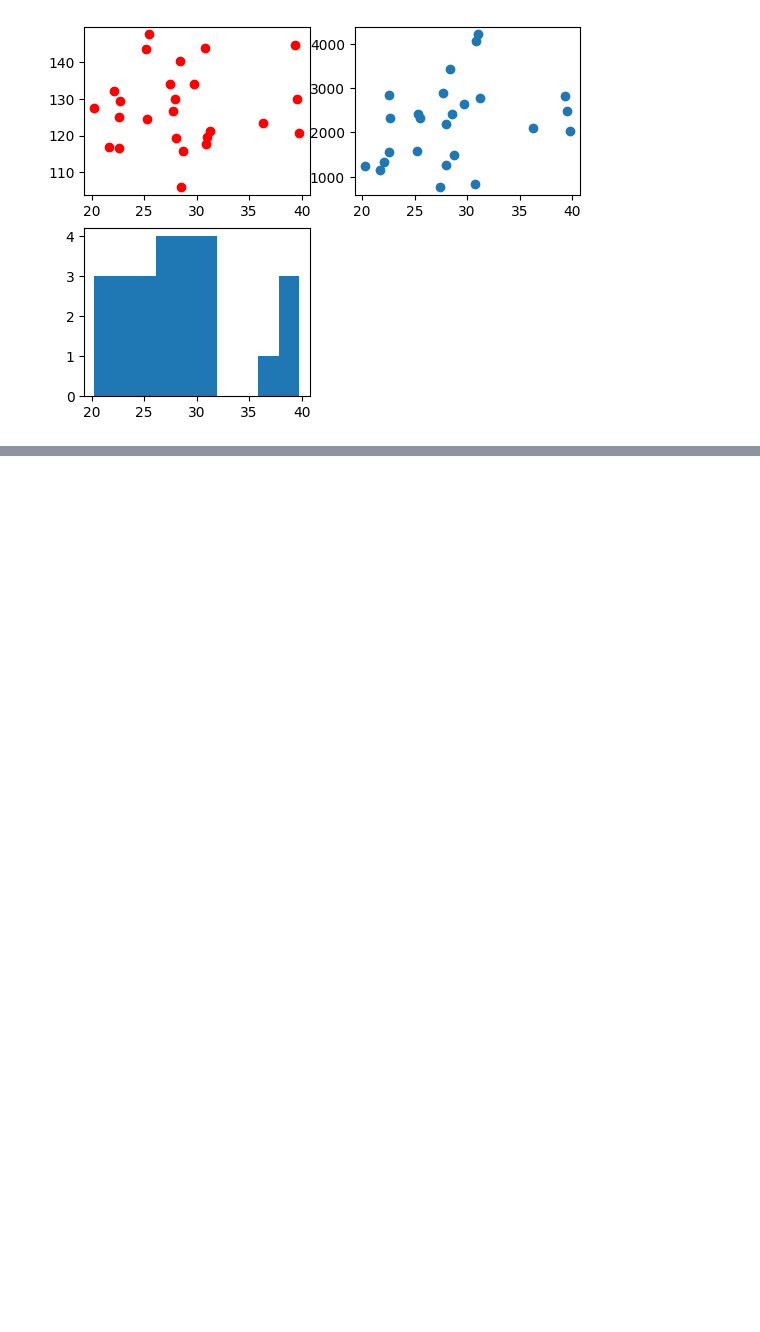
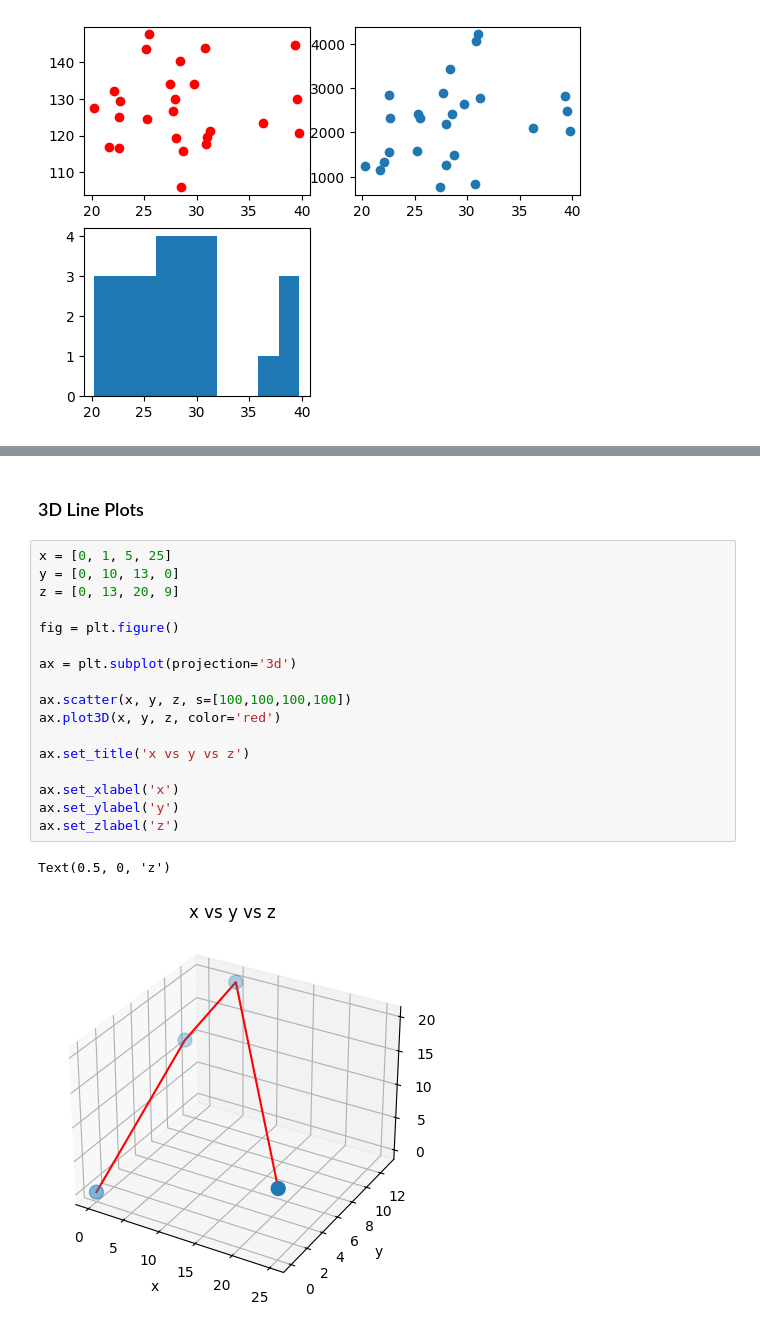
Before and after one commit to Muhammad-Waleed-Source/Matplotlib, a Jupyter notebook: Matplotlib_2.ipynb, the cells around one changed output, grey strips where cells are left out. Drawn from its saved outputs; the diff is of its cells as text; blank space fills up the shorter version.

```diff
--- a/Matplotlib_2.ipynb
+++ b/Matplotlib_2.ipynb
@@ -346,0 +365,22 @@ ax3.hist(sample_df['avg'])
+# %% [markdown]
+### 3D Line Plots
+# %%
+x = [0, 1, 5, 25]
+y = [0, 10, 13, 0]
+z = [0, 13, 20, 9]
+
+fig = plt.figure()
+
+ax = plt.subplot(projection='3d')
+
+ax.scatter(x, y, z, s=[100,100,100,100])
+ax.plot3D(x, y, z, color='red')
+
+ax.set_title('x vs y vs z')
+
+ax.set_xlabel('x')
+ax.set_ylabel('y')
+ax.set_zlabel('z')
+# %% [output]
+Text(0.5, 0, 'z')
+[figure, added]
```
Also changed, not shown: parts of 20 cells of this notebook.
